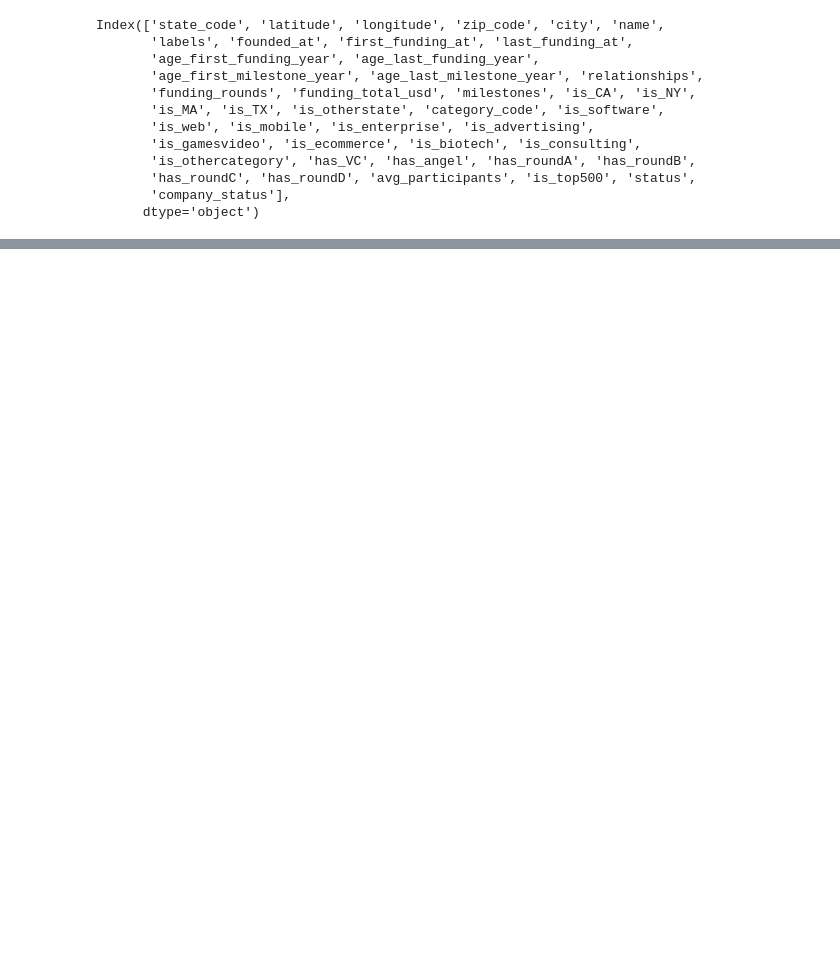
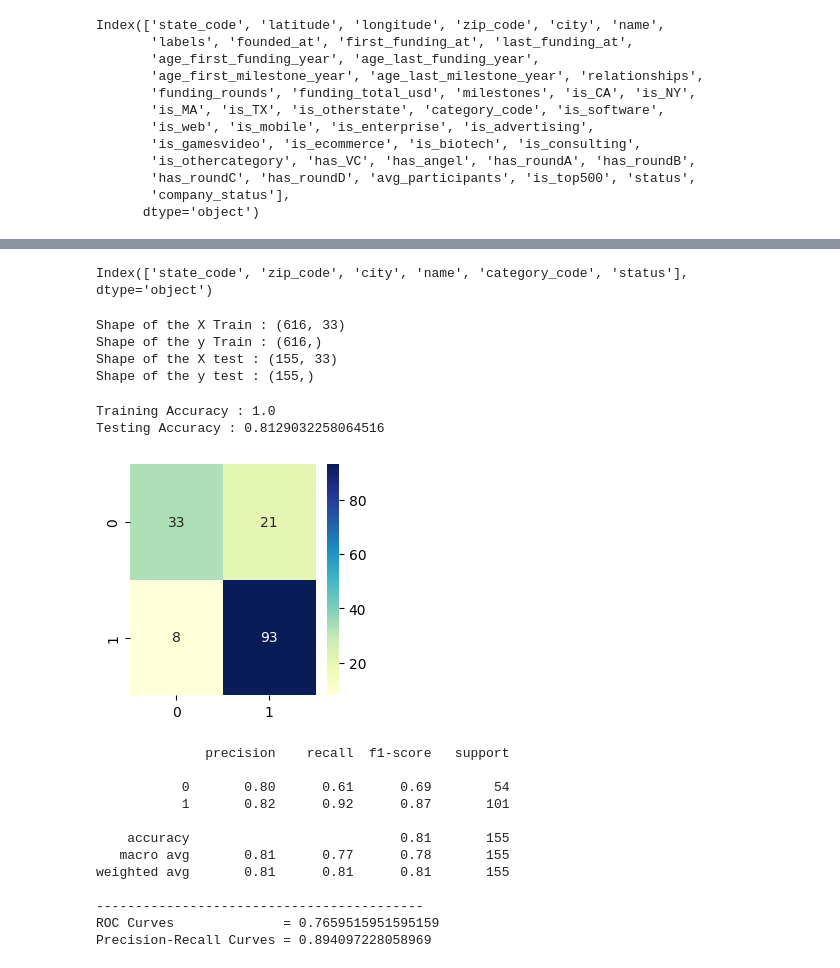
Before and after one commit to Meghamala/Startup_Success_Prediction, a Jupyter notebook: initial.ipynb, the cells around one changed output, grey strips where cells are left out. Cells and saved outputs as stored; diff of their text form; code cells hidden in the pictures; blank space fills up the shorter version.

```diff
--- a/initial.ipynb
+++ b/initial.ipynb
@@ -497,0 +662,7 @@ Index(['state_code', 'latitude', 'longitude', 'zip_code', 'city', 'name',
+# %%
+def find_numeric(new_df):
+    numeric=['int8', 'int16', 'int32', 'int64', 'float16', 'float32', 'float64']
+    final_df=new_df.select_dtypes(include=numeric)
+    return final_df
+
+final_df = find_numeric(new_df)
@@ -497,0 +704,15 @@ Index(['state_code', 'latitude', 'longitude', 'zip_code', 'city', 'name',
+# %%
+df_category.columns
+# %% [output]
+Index(['state_code', 'zip_code', 'city', 'name', 'category_code', 'status'], dtype='object')
+# %%
+from sklearn.model_selection import train_test_split
+
+X = final_df.drop(['company_status'], axis=1)
+
+y = final_df['company_status']
+
+from sklearn.model_selection import train_test_split
+X_train, X_test, y_train, y_test = train_test_split(X, y, test_size = 0.2, random_state = 42)
+
+# new_df.columns
@@ -497,0 +732,11 @@ Index(['state_code', 'latitude', 'longitude', 'zip_code', 'city', 'name',
+# %%
+# lets print the shapes again
+print("Shape of the X Train :", X_train.shape)
+print("Shape of the y Train :", y_train.shape)
+print("Shape of the X test :", X_test.shape)
+print("Shape of the y test :", y_test.shape)
+# %% [output]
+Shape of the X Train : (616, 33)
+Shape of the y Train : (616,)
+Shape of the X test : (155, 33)
+Shape of the y test : (155,)
@@ -497,0 +748,46 @@ Index(['state_code', 'latitude', 'longitude', 'zip_code', 'city', 'name',
+# %%
+from sklearn.ensemble import RandomForestClassifier
+rf = RandomForestClassifier()
+
+rf.fit(X_train,y_train)
+
+y_pred_rf = rf.predict(X_test)
+
+print("Training Accuracy :", rf.score(X_train, y_train))
+print("Testing Accuracy :", rf.score(X_test, y_test))
+
+cm = confusion_matrix(y_test, y_pred_rf)
+plt.rcParams['figure.figsize'] = (3, 3)
+sns.heatmap(cm, annot = True, cmap = 'YlGnBu', fmt = '.8g')
+plt.show()
+
+cr = classification_report(y_test, y_pred_rf)
+print(cr)
+
+
+print("------------------------------------------")
+
+false_positive_rate, true_positive_rate, thresholds = roc_curve(y_test,y_pred_rf)
+roc_auc = auc(false_positive_rate, true_positive_rate)
+print("ROC Curves              =",roc_auc)
+
+precision, recall, thresholds = precision_recall_curve(y_test, y_pred_rf)
+f1 = f1_score(y_test, y_pred_rf)
+Precision_Recall_rfs = auc(recall, precision)
+print("Precision-Recall Curves =",Precision_Recall_rfs)
+# %% [output]
+Training Accuracy : 1.0
+Testing Accuracy : 0.8129032258064516
+[figure, added]
+              precision    recall  f1-score   support
+
+           0       0.80      0.61      0.69        54
+           1       0.82      0.92      0.87       101
+
+    accuracy                           0.81       155
+   macro avg       0.81      0.77      0.78       155
+weighted avg       0.81      0.81      0.81       155
+
+------------------------------------------
+ROC Curves              = 0.7659515951595159
+Precision-Recall Curves = 0.894097228058969
```
Also changed, not shown: parts of 18 cells of this notebook.
